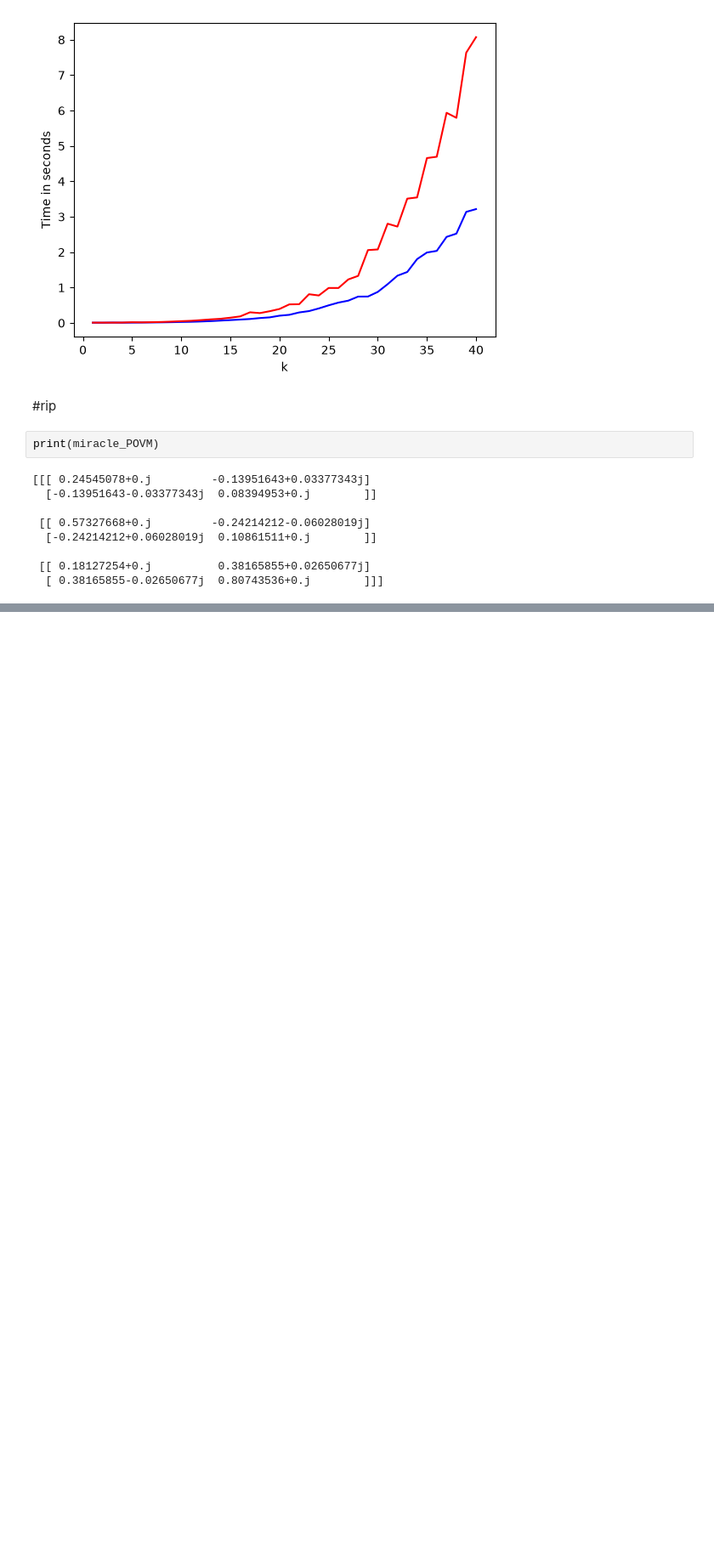
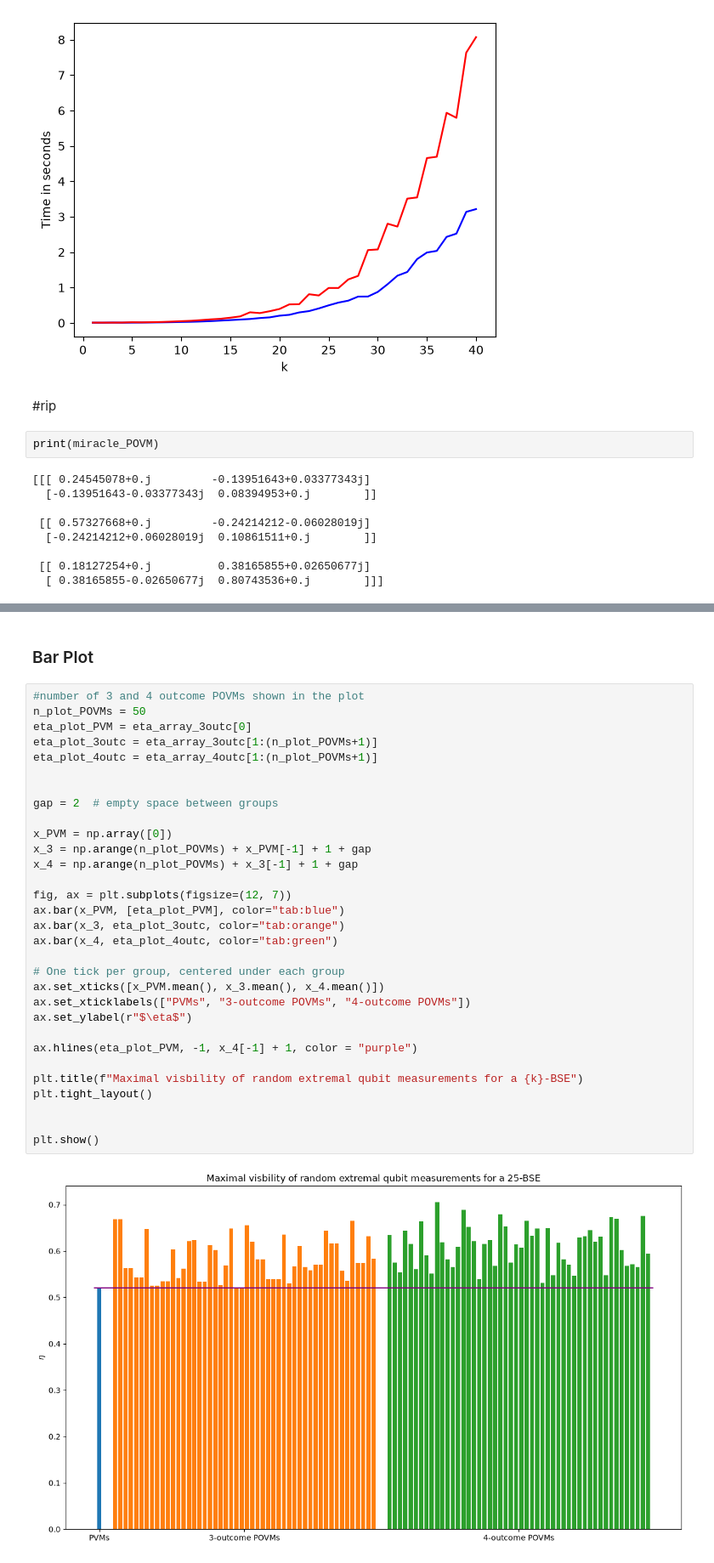
Before and after one commit to JSchuemann-physics/Bose-symmetric-extensions-of-multimeters, a Jupyter notebook: Bose-symmetric extensions.ipynb, the cells around one changed output, grey strips where cells are left out. Shown at 85% size. Drawn from its saved outputs; the diff is of its cells as text; blank space fills up the shorter version.

```diff
--- a/Bose-symmetric extensions.ipynb
+++ b/Bose-symmetric extensions.ipynb
@@ -1077,0 +1148,35 @@ print(miracle_POVM)
+# %% [markdown]
+### Bar Plot
+# %%
+#number of 3 and 4 outcome POVMs shown in the plot
+n_plot_POVMs = 50
+eta_plot_PVM = eta_array_3outc[0]
+eta_plot_3outc = eta_array_3outc[1:(n_plot_POVMs+1)]
+eta_plot_4outc = eta_array_4outc[1:(n_plot_POVMs+1)]
+
+
+gap = 2  # empty space between groups
+
+x_PVM = np.array([0])
+x_3 = np.arange(n_plot_POVMs) + x_PVM[-1] + 1 + gap
+x_4 = np.arange(n_plot_POVMs) + x_3[-1] + 1 + gap
+
+fig, ax = plt.subplots(figsize=(12, 7))
+ax.bar(x_PVM, [eta_plot_PVM], color="tab:blue")
+ax.bar(x_3, eta_plot_3outc, color="tab:orange")
+ax.bar(x_4, eta_plot_4outc, color="tab:green")
+
+# One tick per group, centered under each group
+ax.set_xticks([x_PVM.mean(), x_3.mean(), x_4.mean()])
+ax.set_xticklabels(["PVMs", "3-outcome POVMs", "4-outcome POVMs"])
+ax.set_ylabel(r"$\eta$")
+
+ax.hlines(eta_plot_PVM, -1, x_4[-1] + 1, color = "purple")
+
+plt.title(f"Maximal visbility of random extremal qubit measurements for a {k}-BSE")
+plt.tight_layout()
+
+
+plt.show()
+# %% [output]
+[figure, added]
```
Also changed, not shown: parts of 19 cells of this notebook, 3 other files.
